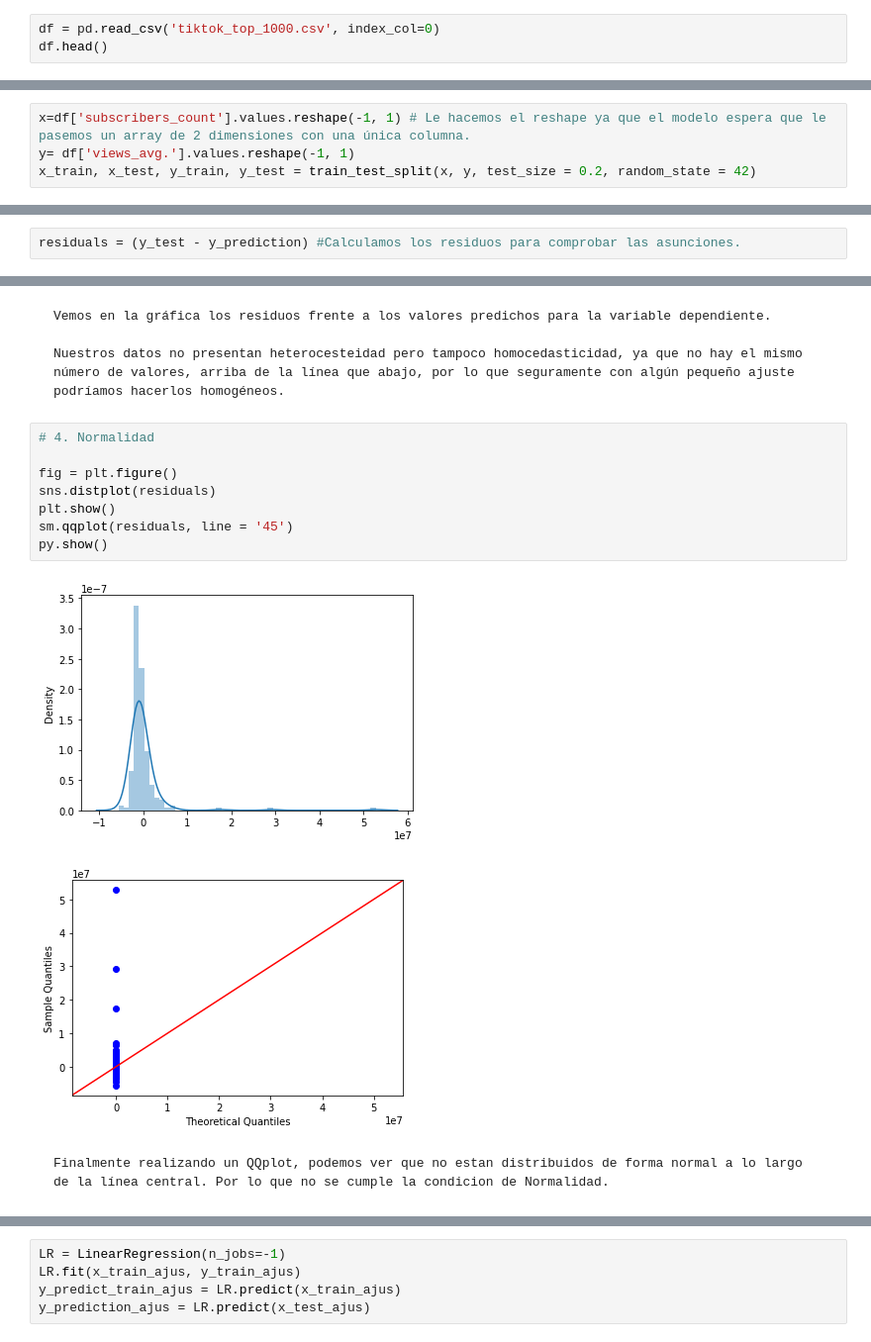
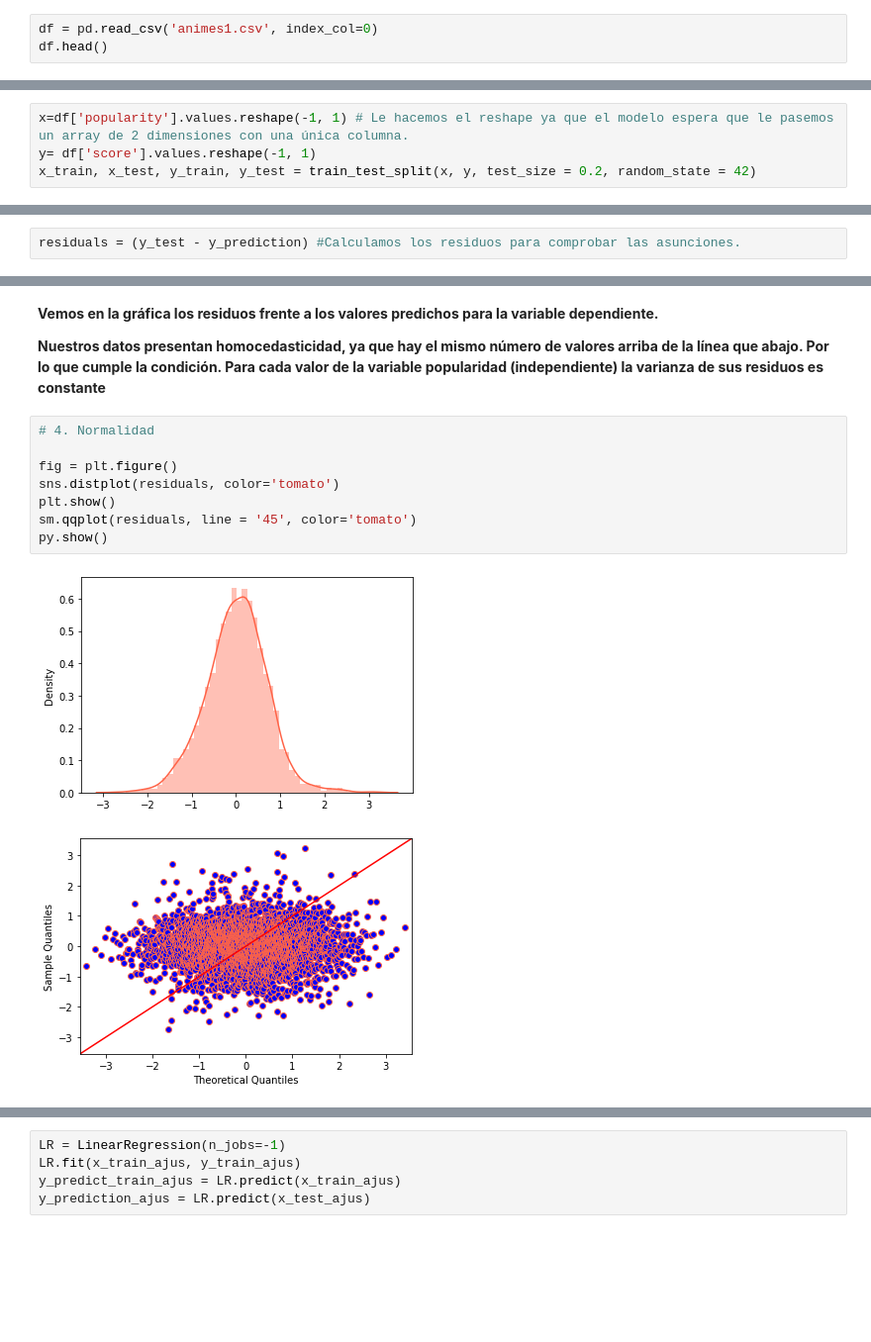
Before and after one commit to Adalab/Adalab-DA-promo-A-module-3-pairprog-3-pair-4-Alicia-Lidia, a Jupyter notebook: Regresión/Regresión 2/Pair_regresión _2.ipynb, the cells around one changed output, grey strips where cells are left out. Shown: that part at 99% size. Cells and saved outputs as stored; diff of their text form; blank space fills up the shorter version.

```diff
--- a/Regresión/Regresión 2/Pair_regresión _2.ipynb
+++ b/Regresión/Regresión 2/Pair_regresión _2.ipynb
@@ -14,4 +18,4 @@ from sklearn.metrics import r2_score, mean_squared_error, mean_absolute_error
 # %%
-df = pd.read_csv('tiktok_top_1000.csv', index_col=0)
+df = pd.read_csv('animes1.csv', index_col=0)
 df.head()
 # %% [output]
@@ -28,6 +32,6 @@ Realizar de nuevo el ajuste lineal con los mismos datos y parámetros utilizados
 # %%
-x=df['subscribers_count'].values.reshape(-1, 1) # Le hacemos el reshape ya que el modelo espera que le pasemos un array de 2 dimensiones con una única columna.
-y= df['views_avg.'].values.reshape(-1, 1)
+x=df['popularity'].values.reshape(-1, 1) # Le hacemos el reshape ya que el modelo espera que le pasemos un array de 2 dimensiones con una única columna.
+y= df['score'].values.reshape(-1, 1)
 x_train, x_test, y_train, y_test = train_test_split(x, y, test_size = 0.2, random_state = 42)
 # %%
 LR = LinearRegression(n_jobs=-1)
@@ -95,17 +126,15 @@ plt.show()
 # %% [markdown]
-    Vemos en la gráfica los residuos frente a los valores predichos para la variable dependiente.
+**Vemos en la gráfica los residuos frente a los valores predichos para la variable dependiente.**
 
-    Nuestros datos no presentan heterocesteidad pero tampoco homocedasticidad, ya que no hay el mismo número de valores, arriba de la línea que abajo, por lo que seguramente con algún pequeño ajuste podríamos hacerlos homogéneos.
+**Nuestros datos presentan homocedasticidad, ya que hay el mismo número de valores arriba de la línea que abajo. Por lo que cumple la condición. Para cada valor de la variable popularidad (independiente) la varianza de sus residuos es constante**
 # %%
 # 4. Normalidad
 
 fig = plt.figure()
-sns.distplot(residuals)
+sns.distplot(residuals, color='tomato')
 plt.show()
-sm.qqplot(residuals, line = '45')
+sm.qqplot(residuals, line = '45', color='tomato')
 py.show()
 # %% [output]
-[figure, old version]
+[figure, new version]
-[figure, old version]
+[figure, new version]
-# %% [markdown]
-    Finalmente realizando un QQplot, podemos ver que no estan distribuidos de forma normal a lo largo de la línea central. Por lo que no se cumple la condicion de Normalidad.
```
Also changed, not shown: parts of 32 cells of this notebook, 15 other files.
